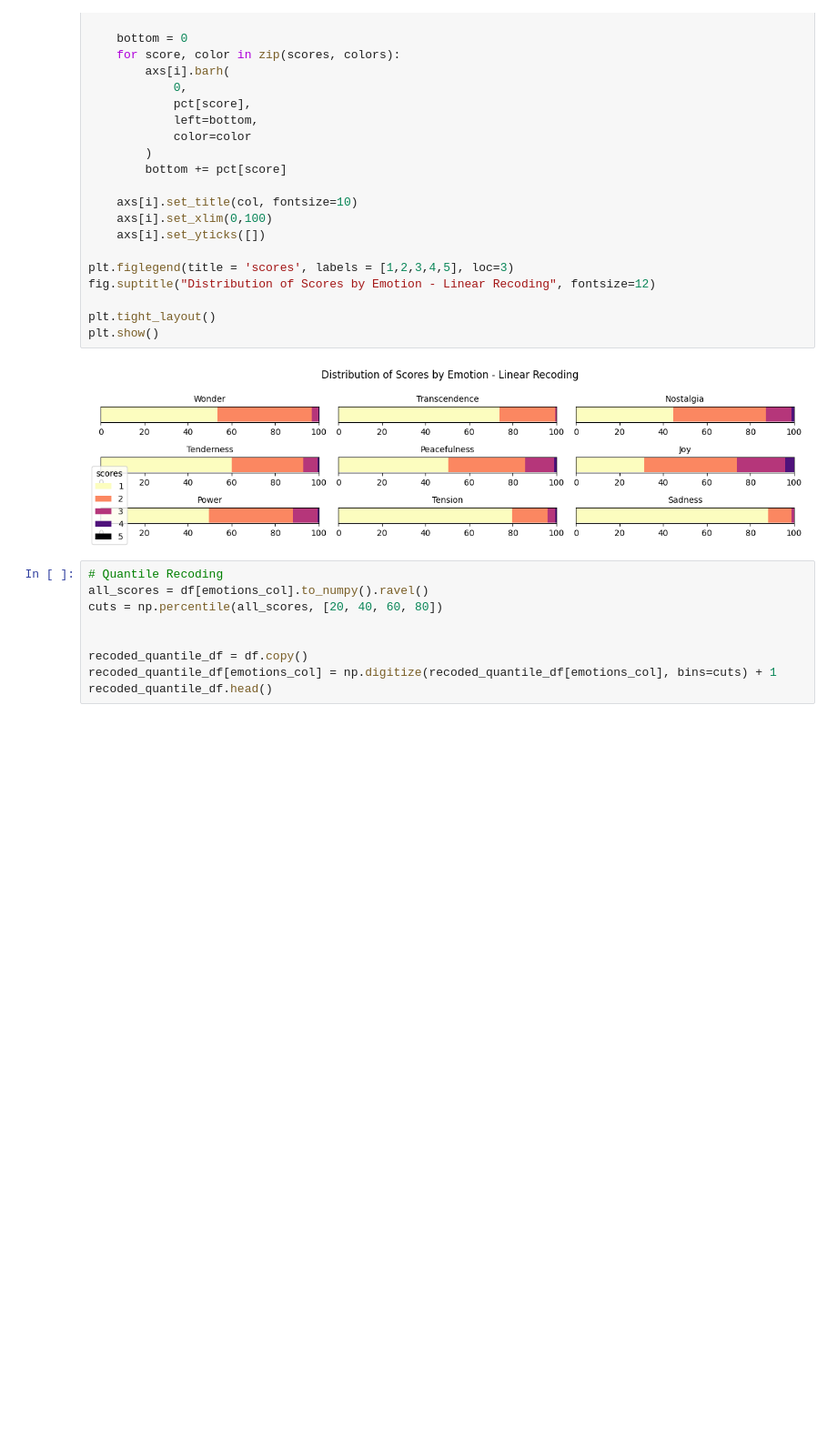
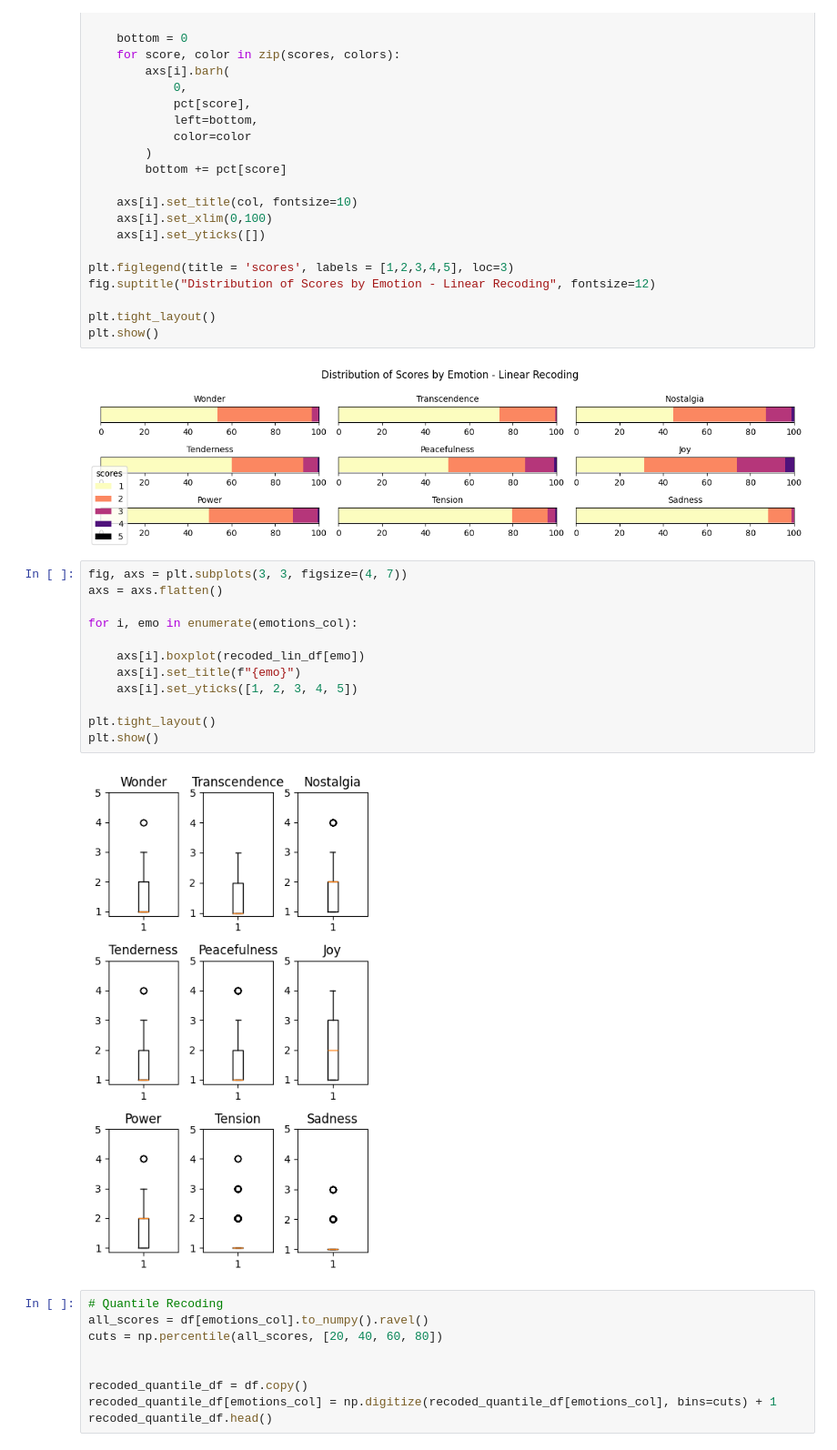
Before and after one commit to Squidez/MJF-GEMS-Annotations, a Jupyter notebook: data analysis.ipynb, the cells around one changed output. Shown at 91% size. Saved outputs shown, nothing was run; the diff lists cells and outputs as text; blank space fills up the shorter version.

```diff
--- a/data analysis.ipynb
+++ b/data analysis.ipynb
@@ -236,6 +247,20 @@ plt.tight_layout()
 plt.show()
 # %% [output]
 [figure]
+# %%
+fig, axs = plt.subplots(3, 3, figsize=(4, 7))
+axs = axs.flatten()
+
+for i, emo in enumerate(emotions_col):
+
+    axs[i].boxplot(recoded_lin_df[emo])
+    axs[i].set_title(f"{emo}")
+    axs[i].set_yticks([1, 2, 3, 4, 5])
+
+plt.tight_layout()
+plt.show()
+# %% [output]
+[figure, added]
 # %%
 # Quantile Recoding
 all_scores = df[emotions_col].to_numpy().ravel()
```
Also changed, not shown: parts of 10 cells of this notebook.
